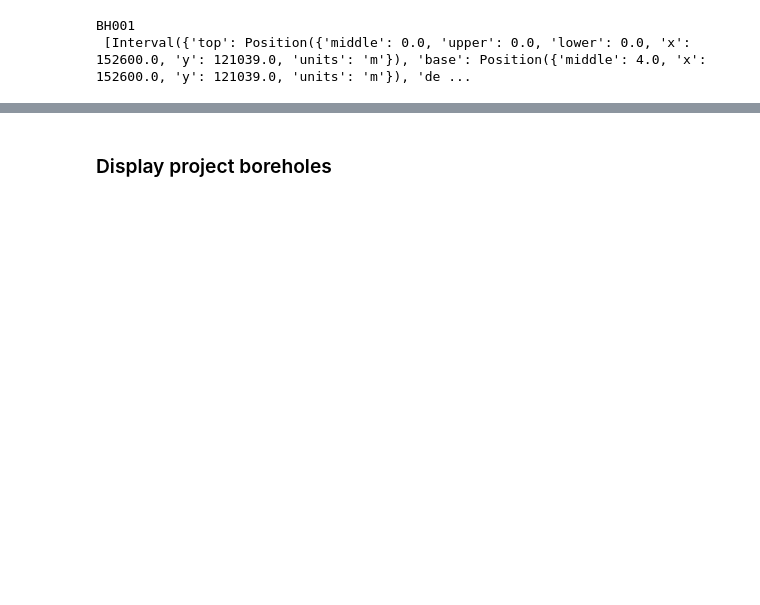
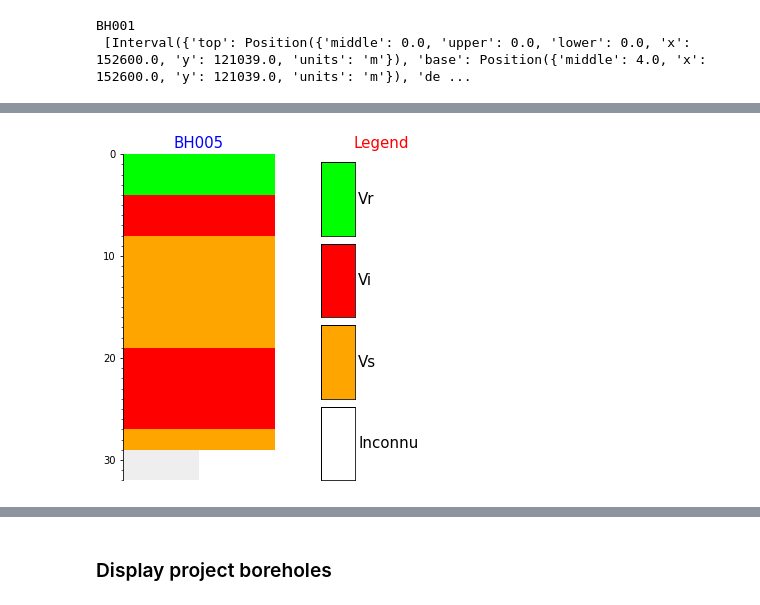
Before and after one commit to kaufmanno/GSDMA, a Jupyter notebook: playground/TFE_test/Boreholes_representation.ipynb, the cells around one changed output, grey strips where cells are left out. Drawn from its saved outputs; the diff is of its cells as text; code cells hidden in the pictures; blank space fills up the shorter version.

```diff
--- a/playground/TFE_test/Boreholes_representation.ipynb
+++ b/playground/TFE_test/Boreholes_representation.ipynb
@@ -289,0 +291,4 @@ p.boreholes_3d[0].plot3d(x3d=True)
+# %%
+p.boreholes_3d[4].plot2d(repr_attribute='pollutant', repr_legend=pollutant_memoris)
+# %% [output]
+[figure, added]
```
Also changed, not shown: parts of 41 cells of this notebook, 7 other files.
